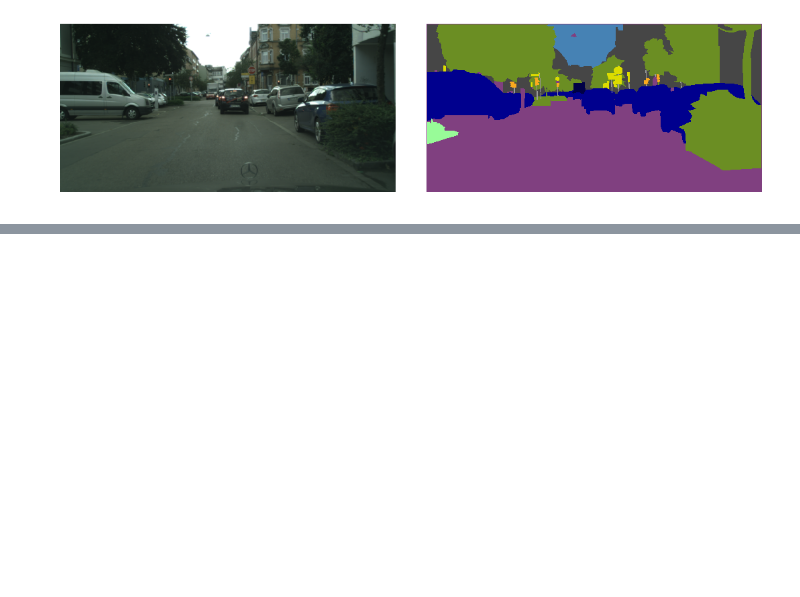
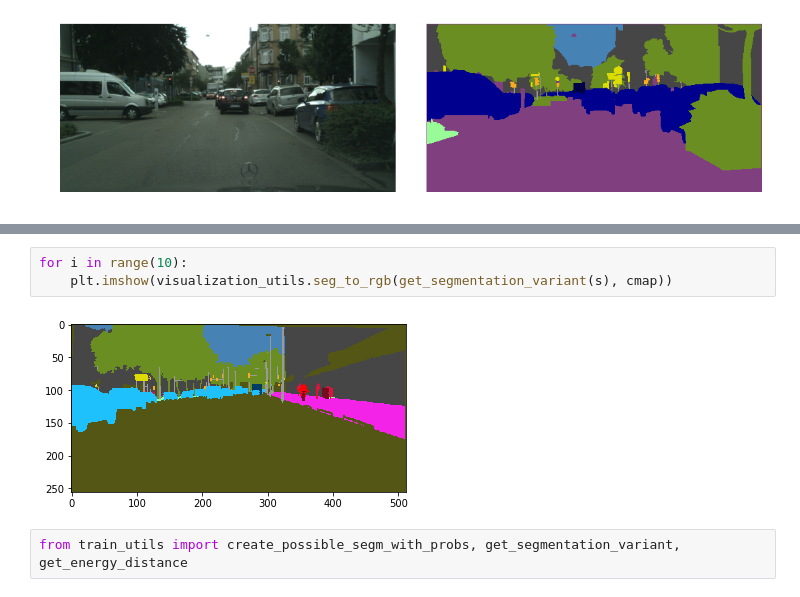
Before and after one commit to EkaterinaGlazkova/ProbabilisticUnet, a Jupyter notebook: Visualizations.ipynb, the cells around one changed output, grey strips where cells are left out. Drawn from its saved outputs; the diff is of its cells as text; blank space fills up the shorter version.

```diff
--- a/Visualizations.ipynb
+++ b/Visualizations.ipynb
@@ -85,0 +126,7 @@ visualization_utils.show_item(train_dataset, 345)
+# %%
+for i in range(10):
+    plt.imshow(visualization_utils.seg_to_rgb(get_segmentation_variant(s), cmap))
+# %% [output]
+[figure, added]
+# %%
+from train_utils import create_possible_segm_with_probs, get_segmentation_variant, get_energy_distance
```
Also changed, not shown: parts of 14 cells of this notebook, 3 other files.
